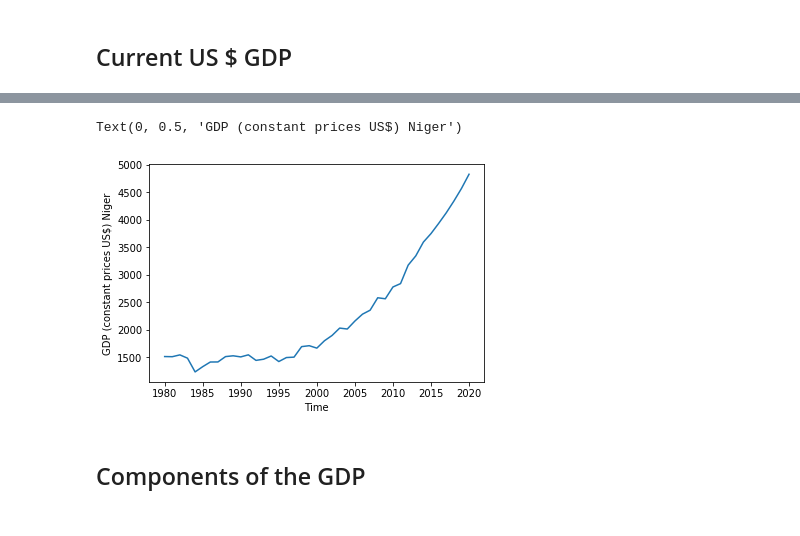
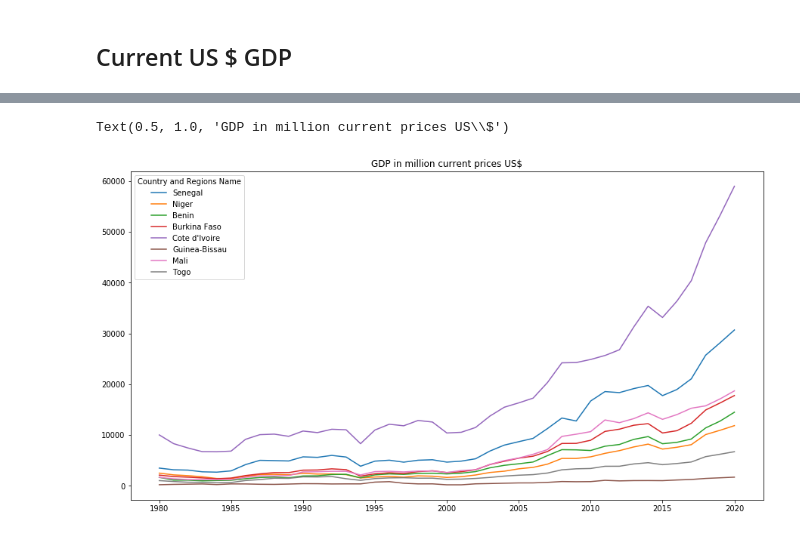
Before and after one commit to Omarlaouan/economic_analysis_africa, a Jupyter notebook: economic_analysis_africa.ipynb, the cells around one changed output, grey strips where cells are left out. Cells and saved outputs as stored; diff of their text form; code cells hidden in the pictures.

```diff
--- a/economic_analysis_africa.ipynb
+++ b/economic_analysis_africa.ipynb
@@ -23 +27,5 @@ data.head(5)
+# %%
+data.index=data["Country and Regions Name"]
+data.drop(["Country and Regions Name", "Country and Regions", \
+           "Country and Regions - RegionId", "Indicators"], axis='columns', inplace=True)
 # %% [markdown]
@@ -79,0 +33,3 @@ data_ng
+# %%
+data_uemoa=data.loc[['Senegal', 'Niger', "Benin", "Burkina Faso", "Cote d'Ivoire", "Guinea-Bissau", "Mali", "Togo"]]
+data_uemoa.head(4)
@@ -111,9 +48,7 @@ Text(0, 0.5, 'GDP (constant prices US$) Senegal')
-# %%
-data_ng["Gross domestic product, (constant prices US$)"].iloc[2:].plot()
-plt.xlabel("Time")
-plt.ylabel("GDP (constant prices US$) Niger")
-# %% [output]
-Text(0, 0.5, 'GDP (constant prices US$) Niger')
-[figure, removed]
-# %% [markdown]
-## Components of the GDP
+# %%
+(data_uemoa[data_uemoa["Indicators Name"]=="Gross domestic product, current prices (current US$)"].T).\
+iloc[3:].plot(figsize=(15,8))
+plt.title("GDP in million current prices US\$")
+# %% [output]
+Text(0.5, 1.0, 'GDP in million current prices US\\$')
+[figure, added]
```
Also changed, not shown: parts of 62 cells of this notebook.
